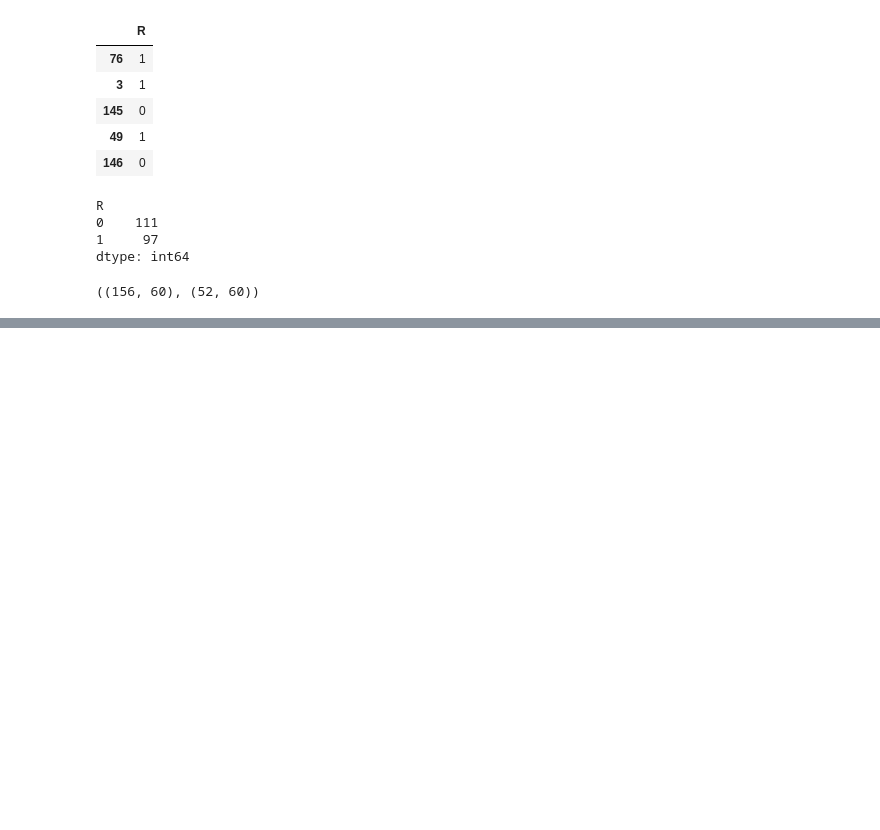
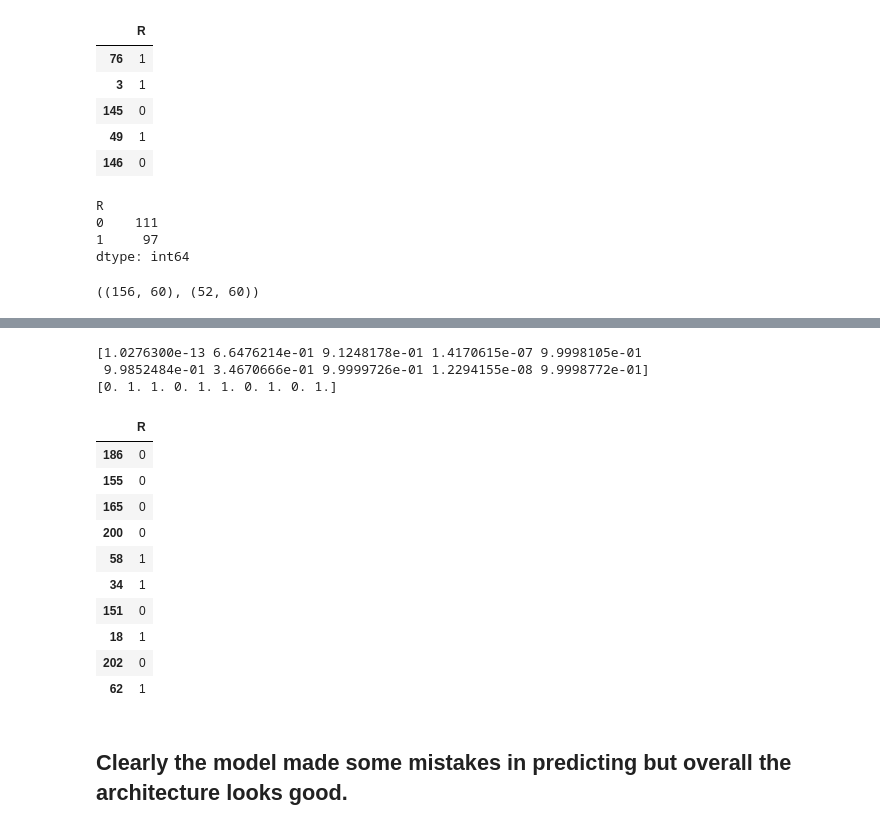
Before and after one commit to GeneSubra/NN_Drop_Out_Regularization, a Jupyter notebook: Sonar.ipynb, the cells around one changed output, grey strips where cells are left out. Saved outputs shown, nothing was run; the diff lists cells and outputs as text; code cells hidden in the pictures; blank space fills up the shorter version.

Commit message:
Model complete with dropout layers

```diff
--- a/Sonar.ipynb
+++ b/Sonar.ipynb
@@ -161,7 +161,7 @@ dtype: int64
 # Split data to train & test
 from sklearn.model_selection import train_test_split
 
-X_train, X_test, t_train, y_yest = train_test_split(X,y, test_size=0.25, random_state=1)
+X_train, X_test, y_train, y_test = train_test_split(X,y, test_size=0.25, random_state=1)
 # %%
 # check the shape
 
@@ -175,0 +221,32 @@ from tensorflow import keras
+# %%
+# let's make prediction with this model
+
+y_pred = model.predict(X_test).reshape(-1)
+print(y_pred[:10])
+
+# round the number to nearest integer 0 or 1
+
+y_pred = np.round(y_pred)
+print(y_pred[:10])
+# %% [output]
+[1.0276300e-13 6.6476214e-01 9.1248178e-01 1.4170615e-07 9.9998105e-01
+ 9.9852484e-01 3.4670666e-01 9.9999726e-01 1.2294155e-08 9.9998772e-01]
+[0. 1. 1. 0. 1. 1. 0. 1. 0. 1.]
+# %%
+# compare y_test with y_predicted
+
+y_test[:10]
+# %% [output]
+|  | R |
+| 186 | 0 |
+| 155 | 0 |
+| 165 | 0 |
+| 200 | 0 |
+| 58 | 1 |
+| 34 | 1 |
+| 151 | 0 |
+| 18 | 1 |
+| 202 | 0 |
+| 62 | 1 |
+# %% [markdown]
+## Clearly the model made some mistakes in predicting but overall the architecture looks good.
```
Also changed, not shown: parts of 15 cells of this notebook.
